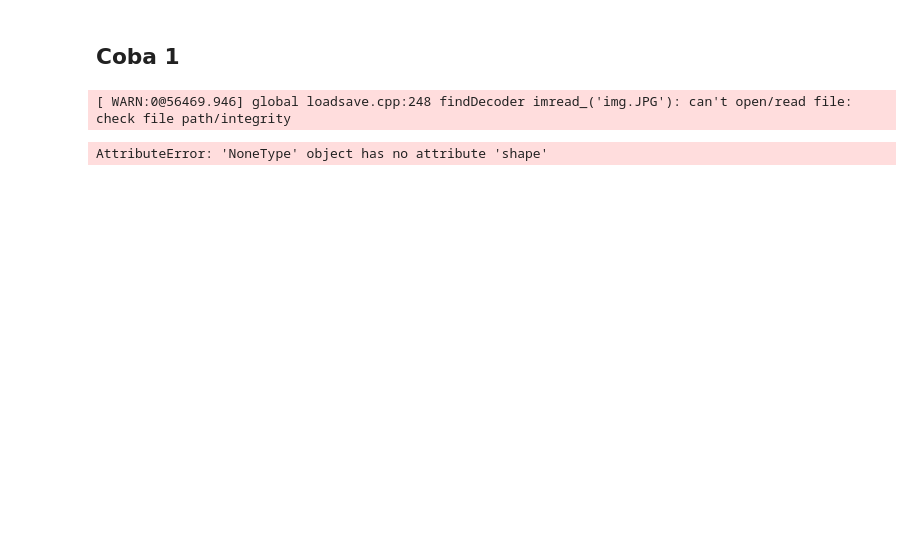
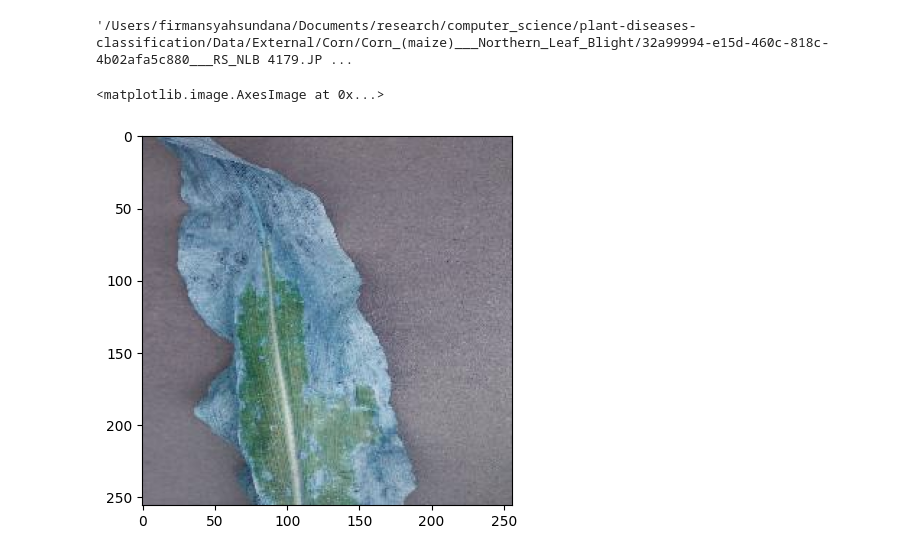
Before and after one commit to sundana/plant-diseases-classification, a Jupyter notebook: Notebooks/segmentation/thresholding.ipynb, the cells around one changed output. Cells and saved outputs as stored; diff of their text form; code cells hidden in the pictures; blank space fills up the shorter version.

Commit message:
result

```diff
--- a/Notebooks/segmentation/thresholding.ipynb
+++ b/Notebooks/segmentation/thresholding.ipynb
@@ -77,29 +9,9 @@ plt.show()
-# %% [markdown]
-## Coba 1
-# %%
-# Read image
-img = cv2.imread('img.JPG')
-hh, ww = img.shape[:2]
-
-# threshold on white
-# Define lower and uppper limits
-lower = np.array([200, 200, 200])
-upper = np.array([255, 255, 255])
-
-# Create mask to only select black
-thresh = cv2.inRange(img, lower, upper)
-
-# apply morphology
-kernel = cv2.getStructuringElement(cv2.MORPH_ELLIPSE, (20,20))
-morph = cv2.morphologyEx(thresh, cv2.MORPH_CLOSE, kernel)
-
-# invert morp image
-mask = 255 - morph
-
-# apply mask to image
-result = cv2.bitwise_and(img, img, mask=mask)
-
-plt.imshow(result)
-# %% [output]
-[ WARN:0@56469.946] global loadsave.cpp:248 findDecoder imread_('img.JPG'): can't open/read file: check file path/integrity
-AttributeError: 'NoneType' object has no attribute 'shape'
+# %%
+leaf_blight = '/Users/firmansyahsundana/Documents/research/computer_science/plant-diseases-classification/Data/External/Corn/Corn_(maize)___Northern_Leaf_Blight'
+gray_leaf_spot = 'Corn_(maize)___Cercospora_leaf_spot Gray_leaf_spot'
+# %%
+img_filename = os.listdir(leaf_blight)[10]
+image_path = os.path.join(leaf_blight, img_filename)
+image_path
+# %% [output]
+'/Users/firmansyahsundana/Documents/research/computer_science/plant-diseases-classification/Data/External/Corn/Corn_(maize)___Northern_Leaf_Blight/32a99994-e15d-460c-818c-4b02afa5c880___RS_NLB 4179.JP ...
@@ -105,0 +52,6 @@ AttributeError: 'NoneType' object has no attribute 'shape'
+# %%
+image = cv2.imread(image_path)
+plt.imshow(image)
+# %% [output]
+<matplotlib.image.AxesImage at 0x...>
+[figure, added]
```
Also changed, not shown: parts of 11 cells of this notebook, 10 other files.
